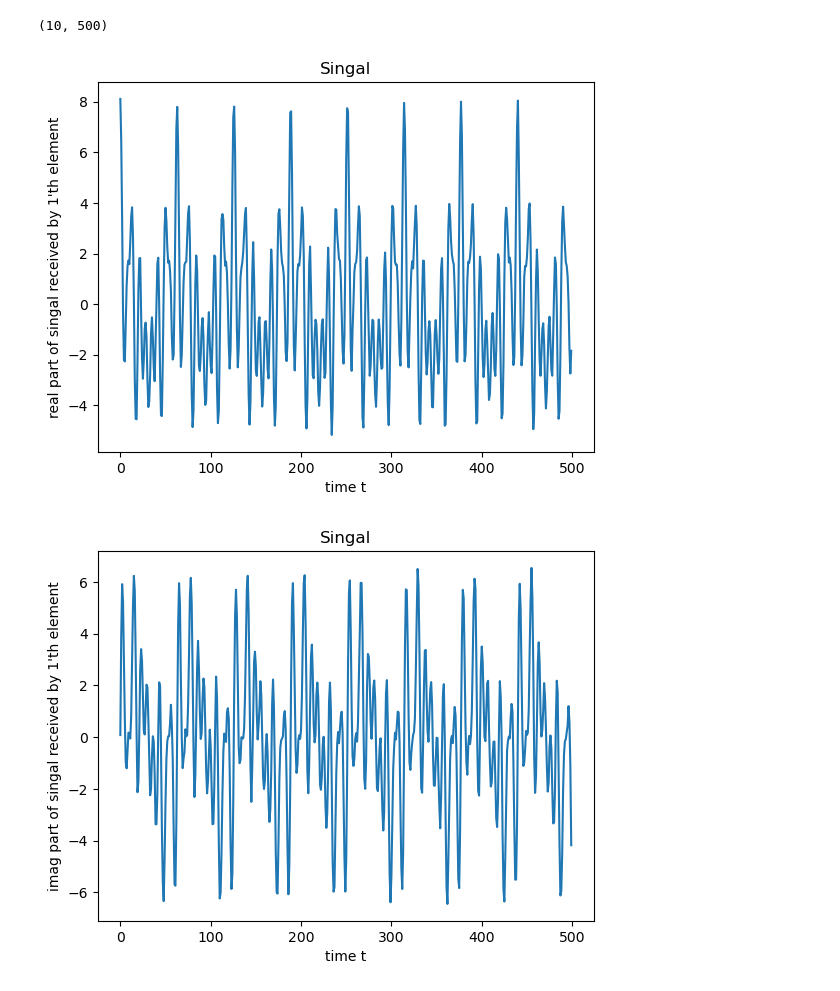
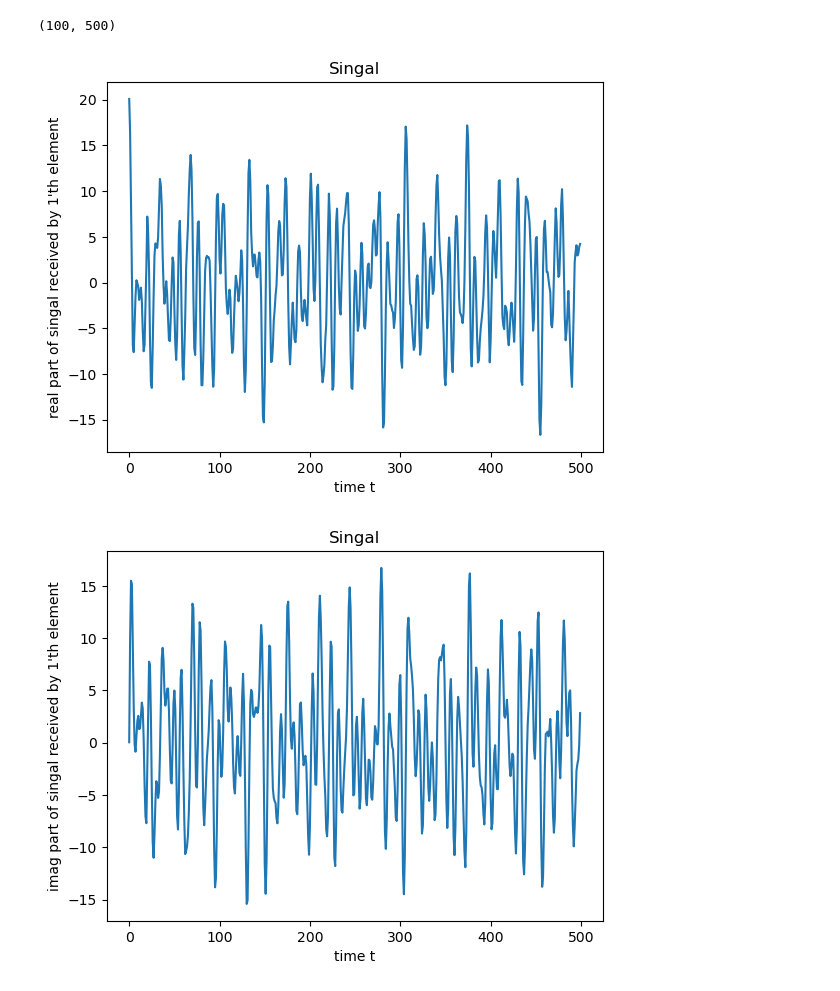
Before and after one commit to Alck2/math4999, a Jupyter notebook: code.ipynb, the cells around one changed output. Cells and saved outputs as stored; diff of their text form; code cells hidden in the pictures.

```diff
--- a/code.ipynb
+++ b/code.ipynb
@@ -9,21 +12,39 @@ import sdpt3glue.solve as slv
 epsilon = 1e-11
 # %%
+N = 0
+M = 0
+f = []
+a = lambda f : np.array([ np.exp(-1j* i * 2 * np.pi * f ) for i in range(M) ], dtype=complex).reshape((M,1))
+
 # signal model
-SNR = 1
-N = 500 # number of samples
-M = 10 # number of arr elem
-f = [ 0.1, 0.5, 0.6, 0.9 ]
-a = lambda f : np.array([ np.exp(-1j* i * 2 * np.pi * f ) for i in range(M) ], dtype=complex).reshape((M,1))
-A = np.hstack([ a(ff) for ff in f ])
-s = lambda f : 2 * np.exp( 1j * f * np.array([ i for i in range(N) ]).reshape((N,1)) )
-S = np.hstack([ s(ff) for ff in f ]).T
-X = A @ S
-X += complexAGWN(0.2, X.shape)
+def create_signal(snr, numSample, numArrElem, numFreq=None, freqs=None):
+  global N,M,f,a
+  N = numSample # number of samples
+  M = numArrElem # number of arr elem
+  f = []
+  if (type(freqs) != type(None)):
+    f = freqs
+  else:
+    intervals = np.linspace(0,1,numFreq+1)
+    width = intervals[1]
+    for k in range(len(intervals)):
+      if (k==0):
+        continue
+      f.append(random.random() * (width) + (intervals[k-1]))
+    f.sort()
+  # f = [ 0.1,0.2,0.5,0.6,0.9 ]
+  A = np.hstack([ a(ff) for ff in f ])
+  s = lambda f : 2 * np.exp( 1j * f * np.array(range(N)).reshape((N,1)) )
+  S = np.hstack([ s(ff) for ff in f ]).T
+  X = A @ S
+  X += np.array([awgn(X[i], snr) for i in range(M)])
+  return X
+X = create_signal(0.8, numSample=500, numArrElem=100, numFreq=5)
 print(X.shape)
 draw(list(range(N)), np.real(X[0,:]), "time t", "real part of singal received by {}'th element".format(0+1), "Singal")
 draw(list(range(N)), np.imag(X[0,:]), "time t", "imag part of singal received by {}'th element".format(0+1), "Singal")
 draw_3d(list(range(N)), np.real(X[0,:]), np.imag(X[0,:]), "t", "real part", "imag part")
 # %% [output]
-(10, 500)
+(100, 500)
-[figure, old version]
+[figure, new version]
-[figure, old version]
+[figure, new version]
```
Also changed, not shown: parts of 15 cells of this notebook, 7 other files.
